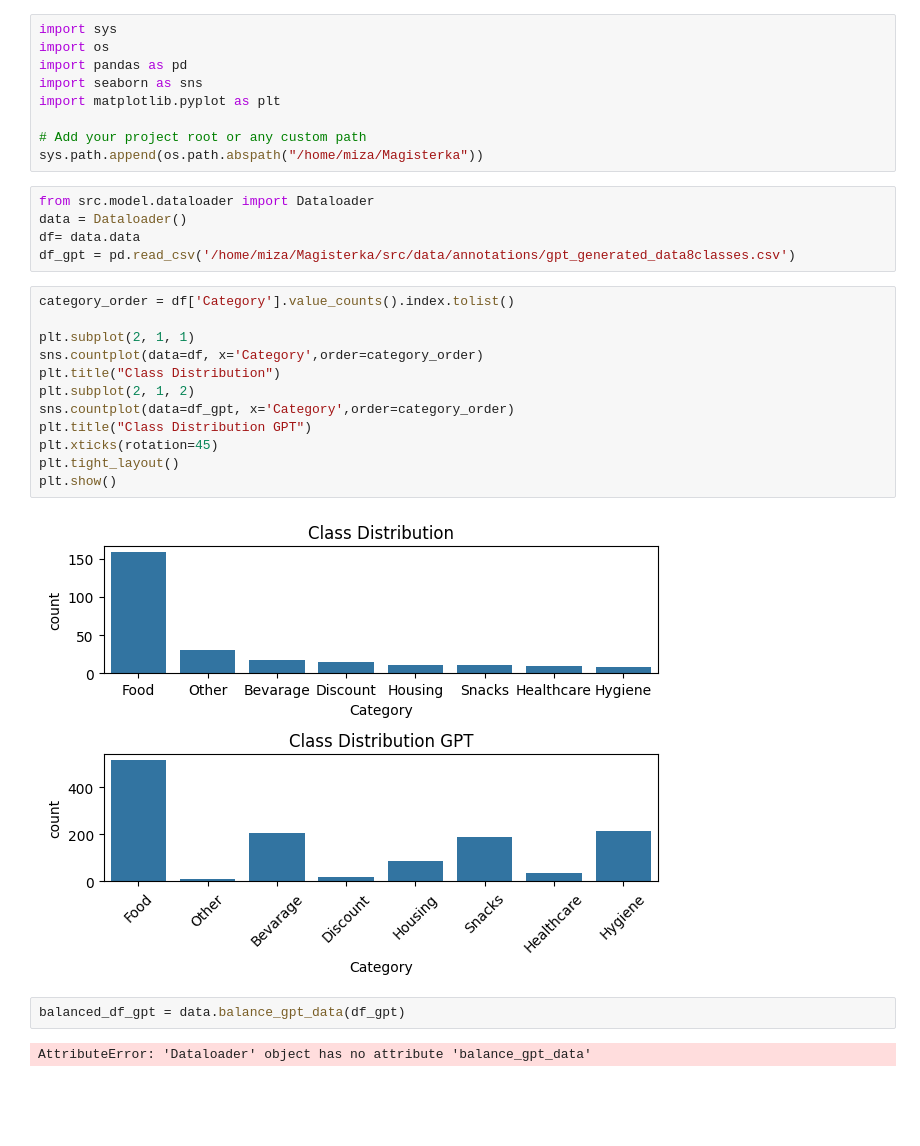
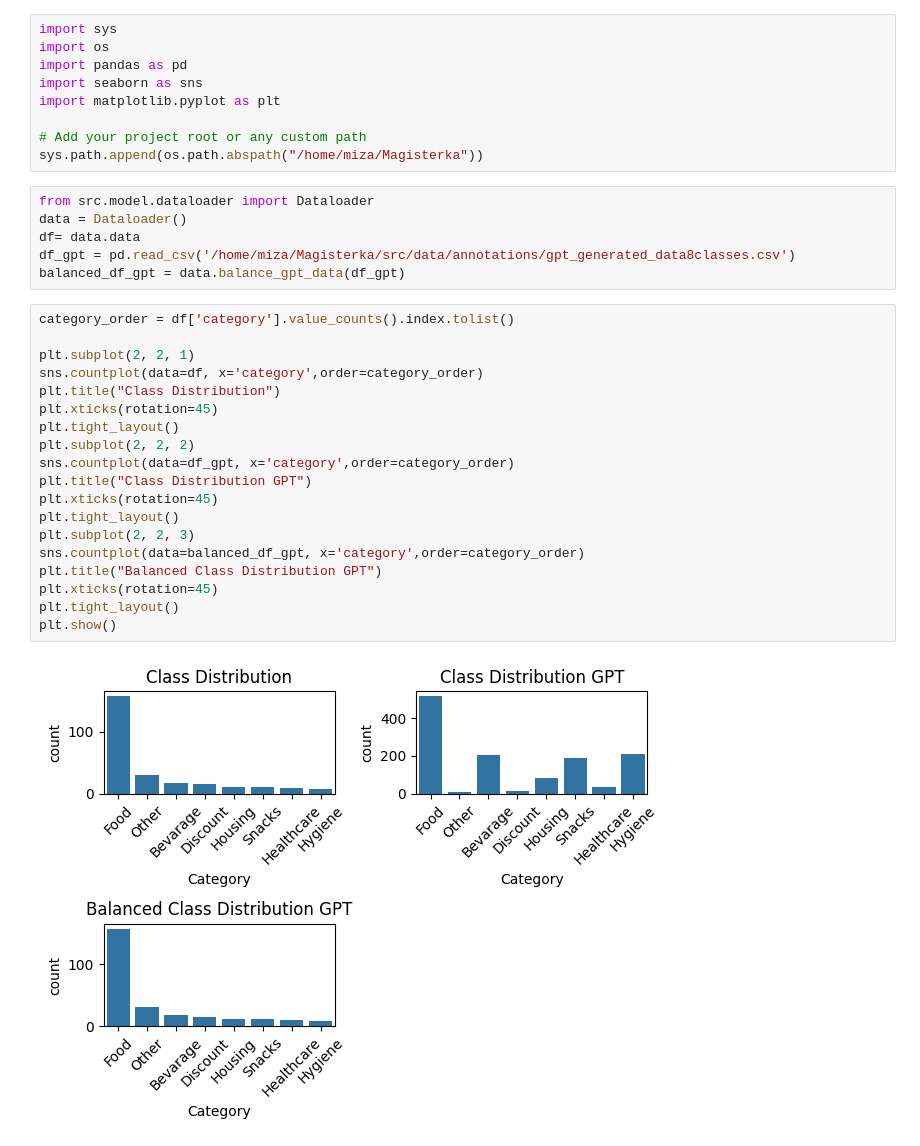
Before and after one commit to mizaqq/Magisterka, a Jupyter notebook: src/analysis/data_analysis.ipynb, the cells around one changed output. Saved outputs shown, nothing was run; the diff lists cells and outputs as text; blank space fills up the shorter version.

```diff
--- a/src/analysis/data_analysis.ipynb
+++ b/src/analysis/data_analysis.ipynb
@@ -12,21 +12,25 @@ from src.model.dataloader import Dataloader
 data = Dataloader()
 df= data.data
 df_gpt = pd.read_csv('/home/miza/Magisterka/src/data/annotations/gpt_generated_data8classes.csv')
+balanced_df_gpt = data.balance_gpt_data(df_gpt)
 # %%
-category_order = df['Category'].value_counts().index.tolist()
+category_order = df['category'].value_counts().index.tolist()
 
-plt.subplot(2, 1, 1)
-sns.countplot(data=df, x='Category',order=category_order)
+plt.subplot(2, 2, 1)
+sns.countplot(data=df, x='category',order=category_order)
 plt.title("Class Distribution")
-plt.subplot(2, 1, 2)
-sns.countplot(data=df_gpt, x='Category',order=category_order)
+plt.xticks(rotation=45)
+plt.tight_layout()
+plt.subplot(2, 2, 2)
+sns.countplot(data=df_gpt, x='category',order=category_order)
 plt.title("Class Distribution GPT")
 plt.xticks(rotation=45)
 plt.tight_layout()
+plt.subplot(2, 2, 3)
+sns.countplot(data=balanced_df_gpt, x='category',order=category_order)
+plt.title("Balanced Class Distribution GPT")
+plt.xticks(rotation=45)
+plt.tight_layout()
 plt.show()
 # %% [output]
-[figure, old version]
+[figure, new version]
-# %%
-balanced_df_gpt = data.balance_gpt_data(df_gpt)
-# %% [output]
-AttributeError: 'Dataloader' object has no attribute 'balance_gpt_data'
```
Also changed, not shown: parts of 4 cells of this notebook, 15 other files.
